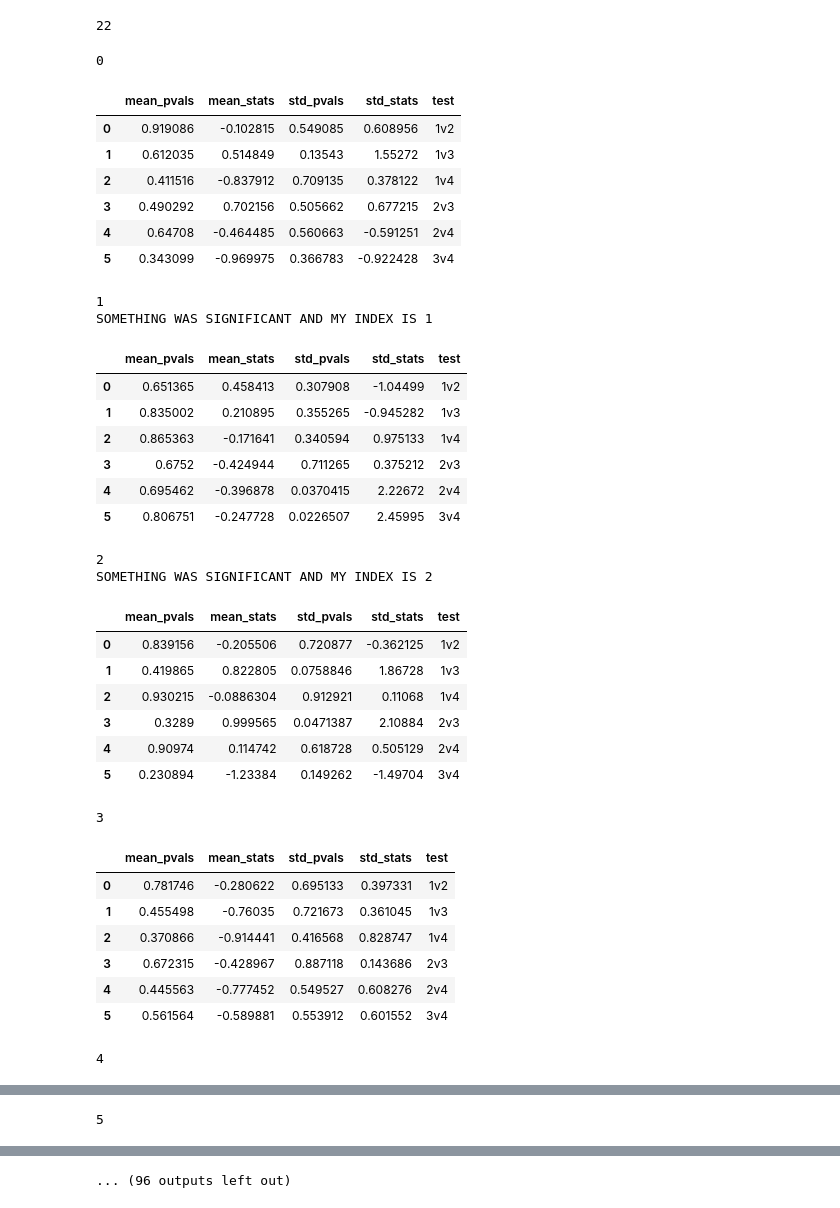
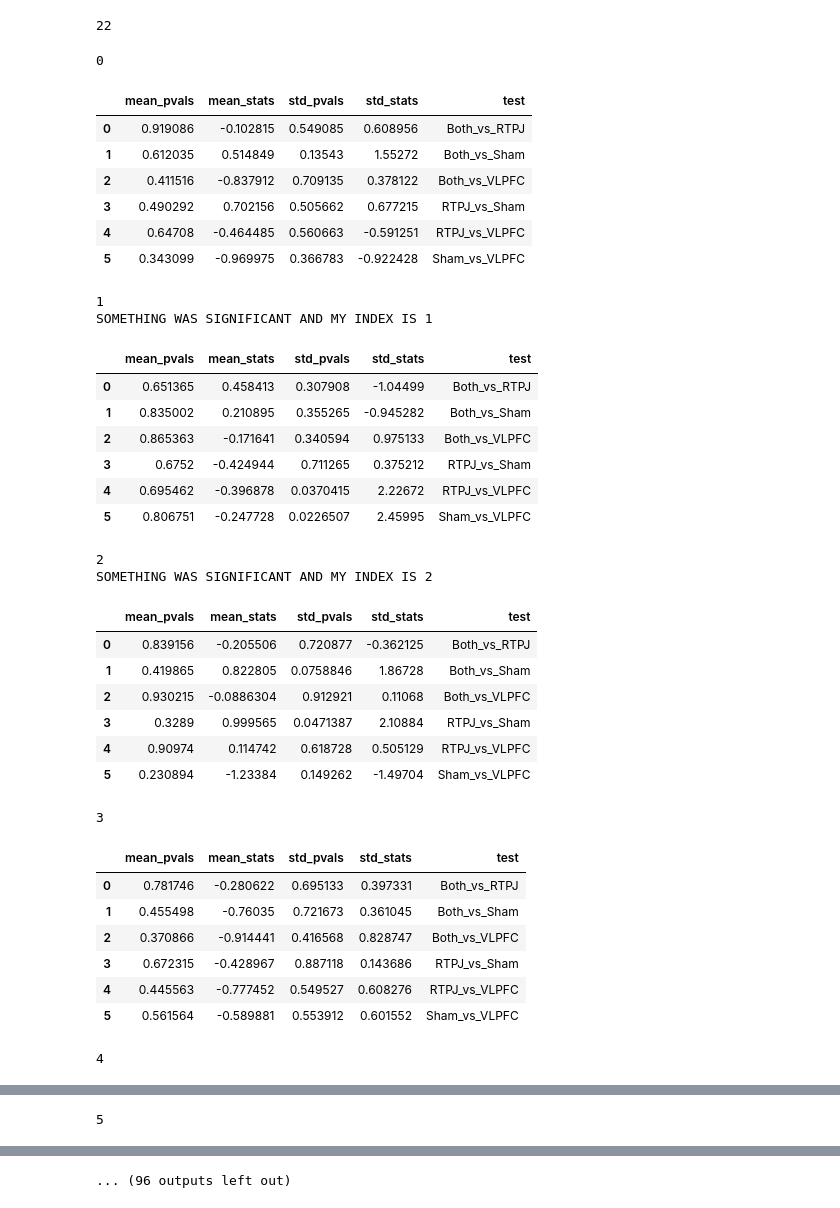
Before and after one commit to DVS-Lab/rutgers-r21, a Jupyter notebook: code/Tensor_Analysis/Deviation analysis.ipynb, the cells around one changed output, grey strips where cells are left out. Saved outputs shown, nothing was run; the diff lists cells and outputs as text; code cells hidden in the pictures.

Commit message:
changed the test values to readable strings

```diff
--- a/code/Tensor_Analysis/Deviation analysis.ipynb
+++ b/code/Tensor_Analysis/Deviation analysis.ipynb
@@ -68,65 +68,66 @@ for index in range(len(means)):
     #Now for the Mean comparisons
     #run all paired related t-tests and
     mean_1v2=ttest_rel(y[y['cond']==1].value,y[y['cond']==2].value)
     mean_1v3=ttest_rel(y[y['cond']==1].value,y[y['cond']==3].value)
     mean_1v4=ttest_rel(y[y['cond']==1].value,y[y['cond']==4].value)
     mean_2v3=ttest_rel(y[y['cond']==2].value,y[y['cond']==3].value)
     mean_2v4=ttest_rel(y[y['cond']==2].value,y[y['cond']==4].value)
     mean_3v4=ttest_rel(y[y['cond']==3].value,y[y['cond']==4].value)
     mean_res=[mean_1v2,mean_1v3,mean_1v4,
          mean_2v3,mean_2v4,
          mean_3v4]
 
 
 
     std_stats=[std_res[i][0] for i in range(len(std_res)) ]
     std_pvals=[std_res[i][1] for i in range(len(std_res)) ]
     mean_stats=[mean_res[i][0] for i in range(len(mean_res)) ]
     mean_pvals=[mean_res[i][1] for i in range(len(mean_res)) ]
-    test=['1v2','1v3','1v4','2v3','2v4','3v4']
+    test=['Both_vs_RTPJ','Both_vs_Sham','Both_vs_VLPFC',
+          'RTPJ_vs_Sham','RTPJ_vs_VLPFC','Sham_vs_VLPFC']
     df_res=pd.DataFrame({'test':test,'std_stats':std_stats, 'std_pvals':std_pvals,
                         'mean_stats':mean_stats,'mean_pvals':mean_pvals})
     full_res.append(df_res)
     if np.min([df_res['std_pvals'],df_res['mean_pvals']])<0.05:
         print("SOMETHING WAS SIGNIFICANT AND MY INDEX IS %s"%index)
         of_interest.append(index)
 
     display(df_res.style.apply(lambda x:["background: yellow" if v<0.05 else "" for v in x],
                    subset=['mean_pvals','std_pvals']))
 # %% [output]
 0
 |  | mean_pvals | mean_stats | std_pvals | std_stats | test |
-| 0 | 0.919086 | -0.102815 | 0.549085 | 0.608956 | 1v2 |
-| 1 | 0.612035 | 0.514849 | 0.13543 | 1.55272 | 1v3 |
-| 2 | 0.411516 | -0.837912 | 0.709135 | 0.378122 | 1v4 |
-| 3 | 0.490292 | 0.702156 | 0.505662 | 0.677215 | 2v3 |
-| 4 | 0.64708 | -0.464485 | 0.560663 | -0.591251 | 2v4 |
-| 5 | 0.343099 | -0.969975 | 0.366783 | -0.922428 | 3v4 |
+| 0 | 0.919086 | -0.102815 | 0.549085 | 0.608956 | Both_vs_RTPJ |
+| 1 | 0.612035 | 0.514849 | 0.13543 | 1.55272 | Both_vs_Sham |
+| 2 | 0.411516 | -0.837912 | 0.709135 | 0.378122 | Both_vs_VLPFC |
+| 3 | 0.490292 | 0.702156 | 0.505662 | 0.677215 | RTPJ_vs_Sham |
+| 4 | 0.64708 | -0.464485 | 0.560663 | -0.591251 | RTPJ_vs_VLPFC |
+| 5 | 0.343099 | -0.969975 | 0.366783 | -0.922428 | Sham_vs_VLPFC |
 1
 SOMETHING WAS SIGNIFICANT AND MY INDEX IS 1
 |  | mean_pvals | mean_stats | std_pvals | std_stats | test |
-| 0 | 0.651365 | 0.458413 | 0.307908 | -1.04499 | 1v2 |
-| 1 | 0.835002 | 0.210895 | 0.355265 | -0.945282 | 1v3 |
-| 2 | 0.865363 | -0.171641 | 0.340594 | 0.975133 | 1v4 |
-| 3 | 0.6752 | -0.424944 | 0.711265 | 0.375212 | 2v3 |
-| 4 | 0.695462 | -0.396878 | 0.0370415 | 2.22672 | 2v4 |
-| 5 | 0.806751 | -0.247728 | 0.0226507 | 2.45995 | 3v4 |
+| 0 | 0.651365 | 0.458413 | 0.307908 | -1.04499 | Both_vs_RTPJ |
+| 1 | 0.835002 | 0.210895 | 0.355265 | -0.945282 | Both_vs_Sham |
+| 2 | 0.865363 | -0.171641 | 0.340594 | 0.975133 | Both_vs_VLPFC |
+| 3 | 0.6752 | -0.424944 | 0.711265 | 0.375212 | RTPJ_vs_Sham |
+| 4 | 0.695462 | -0.396878 | 0.0370415 | 2.22672 | RTPJ_vs_VLPFC |
+| 5 | 0.806751 | -0.247728 | 0.0226507 | 2.45995 | Sham_vs_VLPFC |
 2
 SOMETHING WAS SIGNIFICANT AND MY INDEX IS 2
 |  | mean_pvals | mean_stats | std_pvals | std_stats | test |
-| 0 | 0.839156 | -0.205506 | 0.720877 | -0.362125 | 1v2 |
-| 1 | 0.419865 | 0.822805 | 0.0758846 | 1.86728 | 1v3 |
-| 2 | 0.930215 | -0.0886304 | 0.912921 | 0.11068 | 1v4 |
-| 3 | 0.3289 | 0.999565 | 0.0471387 | 2.10884 | 2v3 |
-| 4 | 0.90974 | 0.114742 | 0.618728 | 0.505129 | 2v4 |
-| 5 | 0.230894 | -1.23384 | 0.149262 | -1.49704 | 3v4 |
+| 0 | 0.839156 | -0.205506 | 0.720877 | -0.362125 | Both_vs_RTPJ |
+| 1 | 0.419865 | 0.822805 | 0.0758846 | 1.86728 | Both_vs_Sham |
+| 2 | 0.930215 | -0.0886304 | 0.912921 | 0.11068 | Both_vs_VLPFC |
+| 3 | 0.3289 | 0.999565 | 0.0471387 | 2.10884 | RTPJ_vs_Sham |
+| 4 | 0.90974 | 0.114742 | 0.618728 | 0.505129 | RTPJ_vs_VLPFC |
+| 5 | 0.230894 | -1.23384 | 0.149262 | -1.49704 | Sham_vs_VLPFC |
 3
 |  | mean_pvals | mean_stats | std_pvals | std_stats | test |
-| 0 | 0.781746 | -0.280622 | 0.695133 | 0.397331 | 1v2 |
-| 1 | 0.455498 | -0.76035 | 0.721673 | 0.361045 | 1v3 |
-| 2 | 0.370866 | -0.914441 | 0.416568 | 0.828747 | 1v4 |
-| 3 | 0.672315 | -0.428967 | 0.887118 | 0.143686 | 2v3 |
-| 4 | 0.445563 | -0.777452 | 0.549527 | 0.608276 | 2v4 |
-| 5 | 0.561564 | -0.589881 | 0.553912 | 0.601552 | 3v4 |
+| 0 | 0.781746 | -0.280622 | 0.695133 | 0.397331 | Both_vs_RTPJ |
+| 1 | 0.455498 | -0.76035 | 0.721673 | 0.361045 | Both_vs_Sham |
+| 2 | 0.370866 | -0.914441 | 0.416568 | 0.828747 | Both_vs_VLPFC |
+| 3 | 0.672315 | -0.428967 | 0.887118 | 0.143686 | RTPJ_vs_Sham |
+| 4 | 0.445563 | -0.777452 | 0.549527 | 0.608276 | RTPJ_vs_VLPFC |
+| 5 | 0.561564 | -0.589881 | 0.553912 | 0.601552 | Sham_vs_VLPFC |
 4
 |  | mean_pvals | mean_stats | std_pvals | std_stats | test |
```
Also changed, not shown: parts of 4 cells of this notebook.
